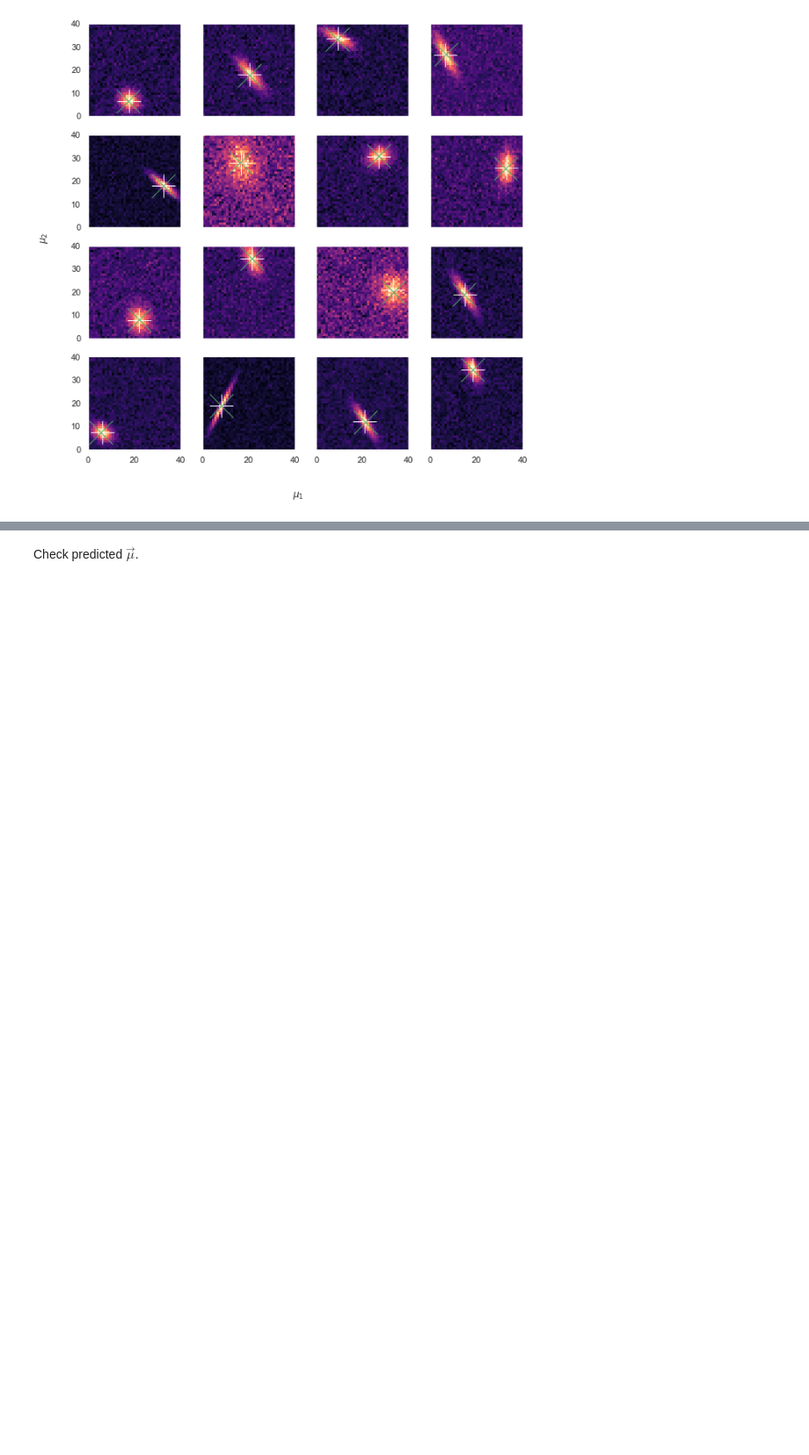
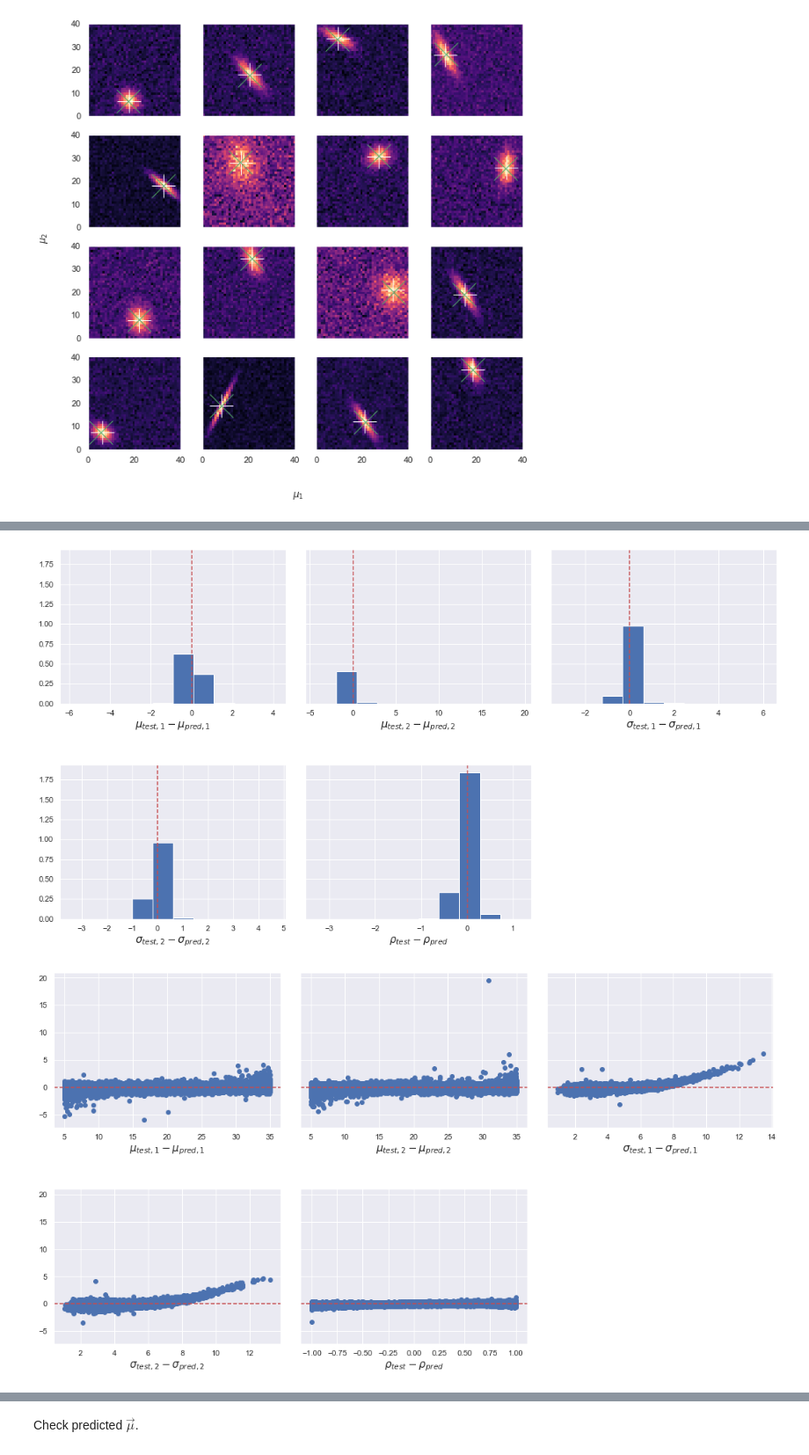
Before and after one commit to andyyPark/DESI-GMMModel, a Jupyter notebook: GMM.ipynb, the cells around one changed output, grey strips where cells are left out. Shown at 88% size. Drawn from its saved outputs; the diff is of its cells as text; code cells hidden in the pictures; blank space fills up the shorter version.

```diff
--- a/GMM.ipynb
+++ b/GMM.ipynb
@@ -337,0 +338,6 @@ EPOCH   200: TRAIN 0.06645 TEST 0.09027
+# %%
+plot_histogram(y_test.numpy(), y_pred.numpy())
+plot_scatter(y_test.numpy(), y_pred.numpy())
+# %% [output]
+[figure, added]
+[figure, added]
```
Also changed, not shown: parts of 9 cells of this notebook.
